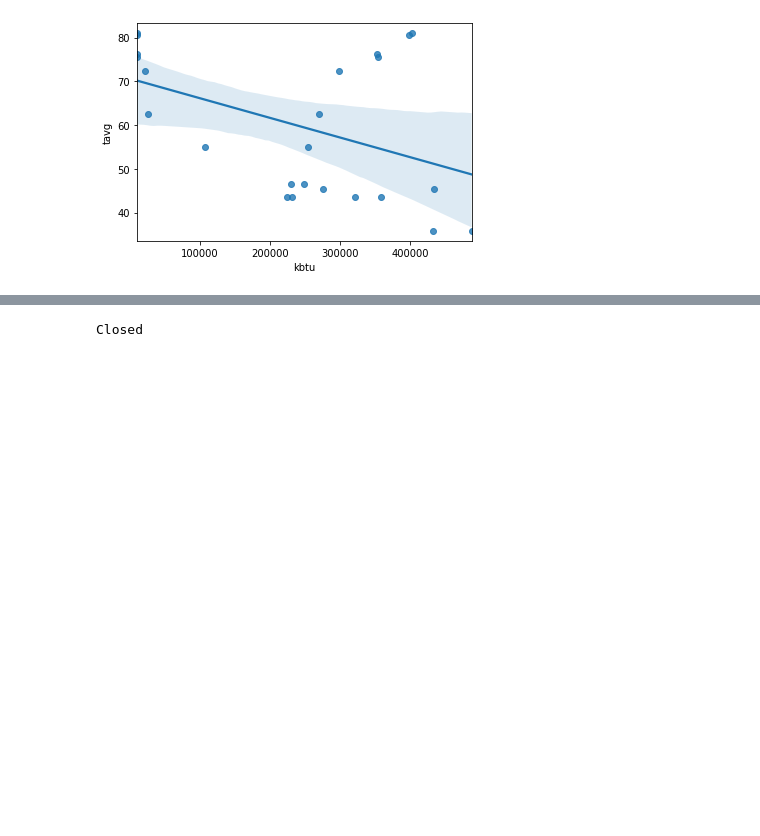
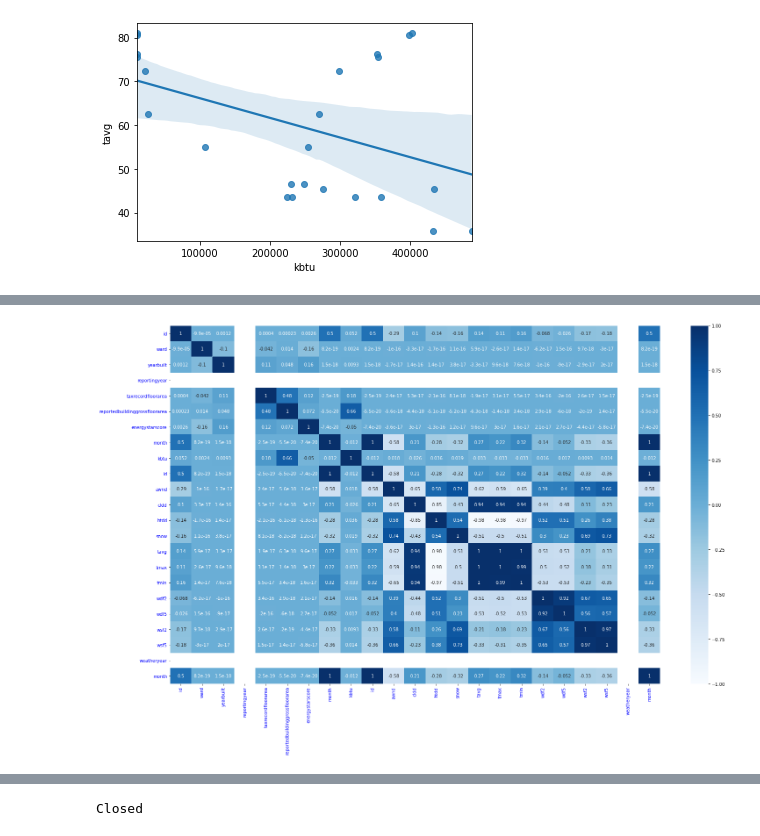
Before and after one commit to DHinton7/Power-Rangers, a Jupyter notebook: Linear_Regression_Dom.ipynb, the cells around one changed output, grey strips where cells are left out. Saved outputs shown, nothing was run; the diff lists cells and outputs as text; code cells hidden in the pictures; blank space fills up the shorter version.

```diff
--- a/Linear_Regression_Dom.ipynb
+++ b/Linear_Regression_Dom.ipynb
@@ -148,0 +155,11 @@ LinregressResult(slope=-2.179041037739081e-06, intercept=168.59865261555518, rva
+# %%
+query4='''
+SELECT *
+FROM buildings_data b
+LEFT OUTER join noaa_data n
+ON b.REPORTINGYEAR = n.WEATHERYEAR
+WHERE b.MONTH = n.MONTH
+AND b.REPORTINGYEAR = 2018;
+'''
+# %%
+df4=pd.read_sql(query4,conn)
@@ -148,0 +176,8 @@ LinregressResult(slope=-2.179041037739081e-06, intercept=168.59865261555518, rva
+# %%
+plt.figure(figsize=(25, 15))
+heatmap = sns.heatmap(df4.corr(),vmin=-1,vmax=1,annot=True, cmap="Blues");
+plt.yticks(color='blue')
+plt.xticks(color='blue')
+plt.show()
+# %% [output]
+[figure, added]
```
Also changed, not shown: parts of 32 cells of this notebook.
